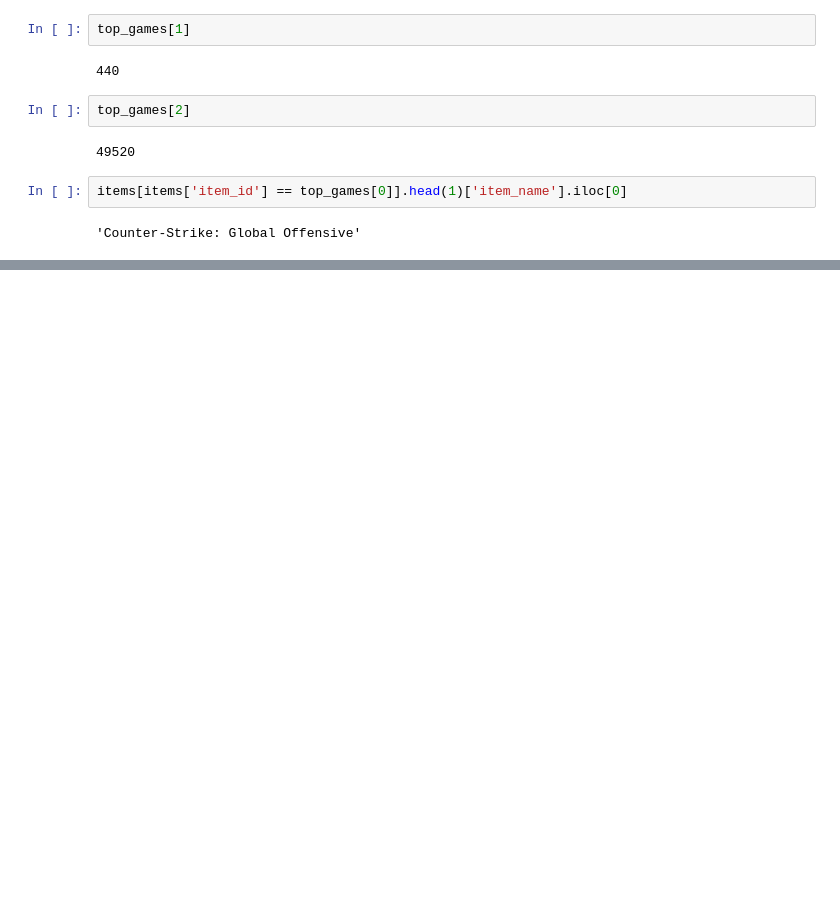
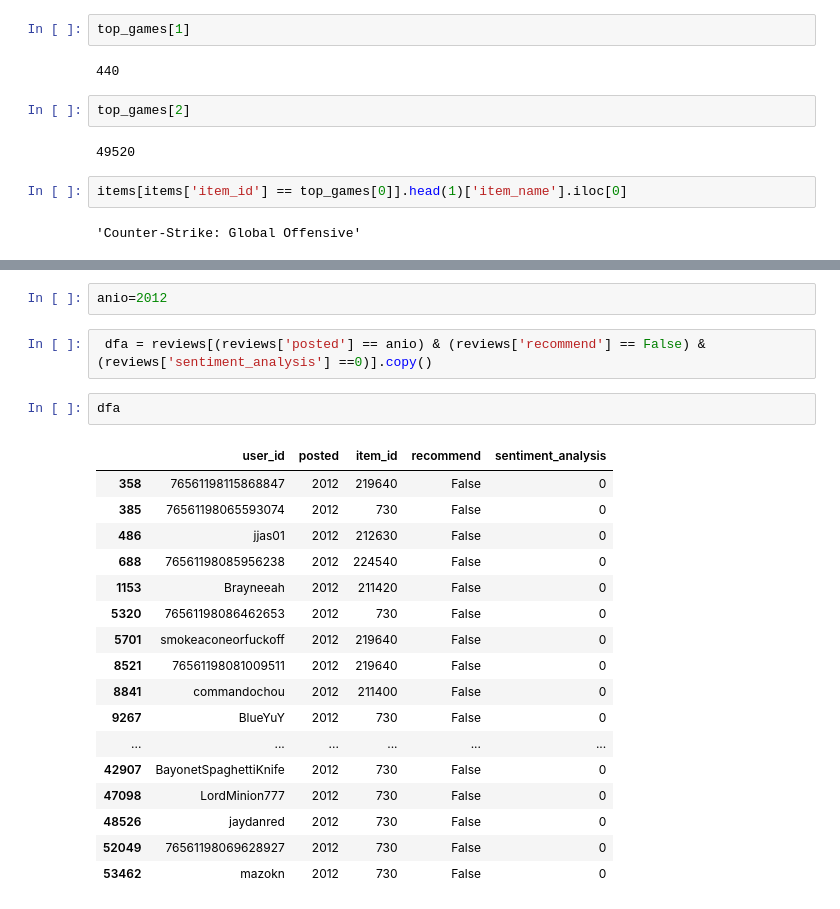
Before and after one commit to PrietoPy/PI_ML_OPS-PT, a Jupyter notebook: Funciones.ipynb, the cells around one changed output, grey strips where cells are left out. Drawn from its saved outputs; the diff is of its cells as text; blank space fills up the shorter version.

```diff
--- a/Funciones.ipynb
+++ b/Funciones.ipynb
@@ -471,0 +406,24 @@ items[items['item_id'] == top_games[0]].head(1)['item_name'].iloc[0]
+# %%
+anio=2012
+# %%
+ dfa = reviews[(reviews['posted'] == anio) & (reviews['recommend'] == False) & (reviews['sentiment_analysis'] ==0)].copy()
+# %%
+dfa
+# %% [output]
+|  | user_id | posted | item_id | recommend | sentiment_analysis |
+| 358 | 76561198115868847 | 2012 | 219640 | False | 0 |
+| 385 | 76561198065593074 | 2012 | 730 | False | 0 |
+| 486 | jjas01 | 2012 | 212630 | False | 0 |
+| 688 | 76561198085956238 | 2012 | 224540 | False | 0 |
+| 1153 | Brayneeah | 2012 | 211420 | False | 0 |
+| 5320 | 76561198086462653 | 2012 | 730 | False | 0 |
+| 5701 | smokeaconeorfuckoff | 2012 | 219640 | False | 0 |
+| 8521 | 76561198081009511 | 2012 | 219640 | False | 0 |
+| 8841 | commandochou | 2012 | 211400 | False | 0 |
+| 9267 | BlueYuY | 2012 | 730 | False | 0 |
+| ... | ... | ... | ... | ... | ... |
+| 42907 | BayonetSpaghettiKnife | 2012 | 730 | False | 0 |
+| 47098 | LordMinion777 | 2012 | 730 | False | 0 |
+| 48526 | jaydanred | 2012 | 730 | False | 0 |
+| 52049 | 76561198069628927 | 2012 | 730 | False | 0 |
+| 53462 | mazokn | 2012 | 730 | False | 0 |
```
Also changed, not shown: parts of 54 cells of this notebook, 3 other files.
